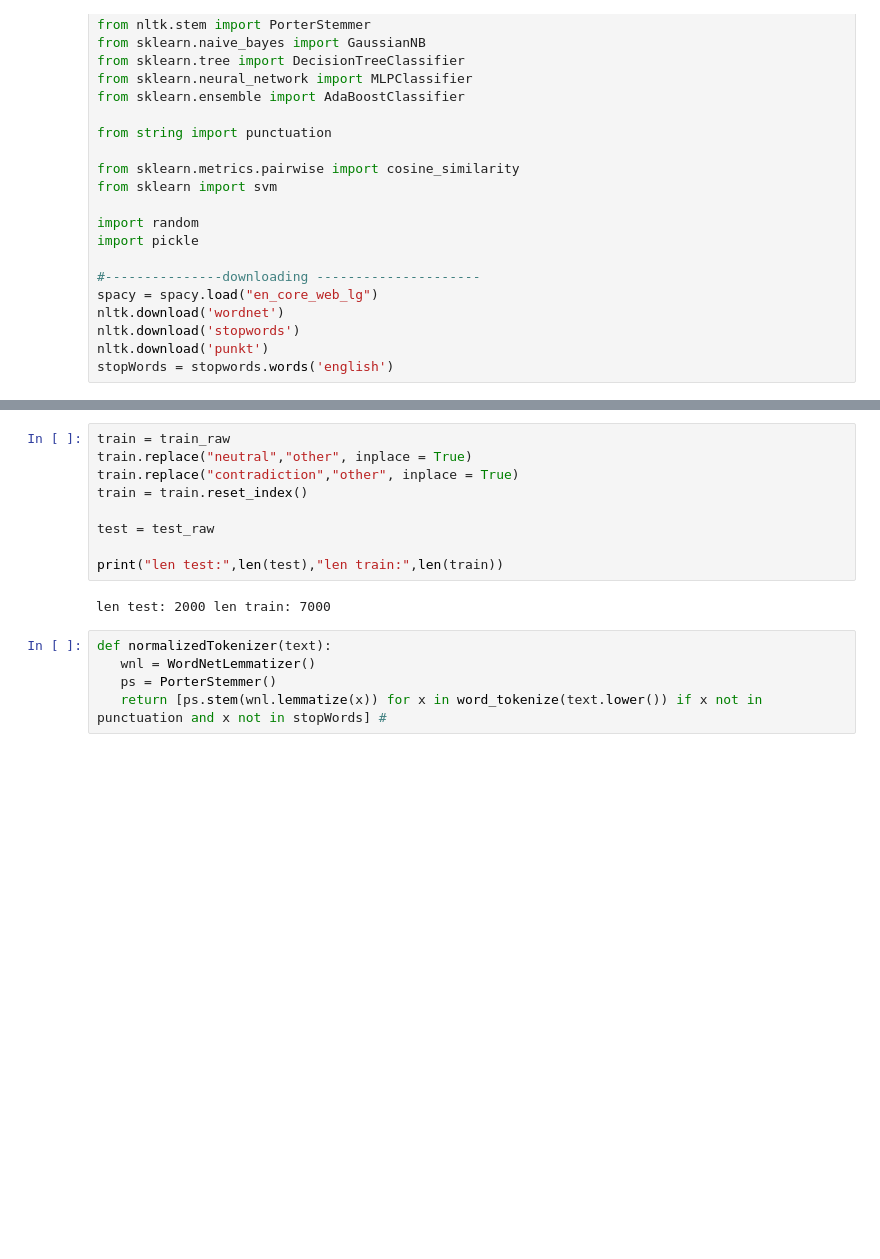
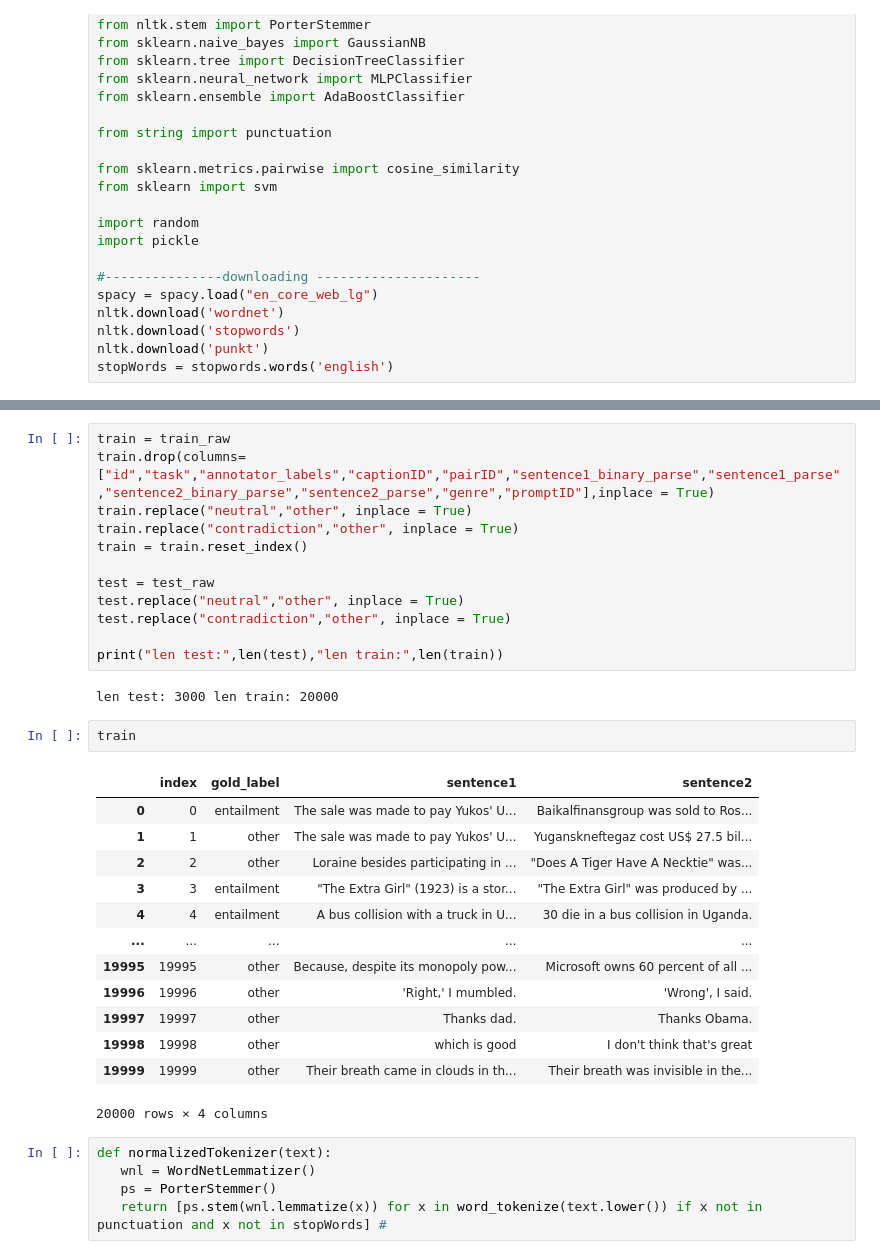
Before and after one commit to m-derakhshan/info_ret-project-22-21, a Jupyter notebook: Information_Retrieval_Project.ipynb, the cells around one changed output, grey strips where cells are left out. Saved outputs shown, nothing was run; the diff lists cells and outputs as text; blank space fills up the shorter version.

```diff
--- a/Information_Retrieval_Project.ipynb
+++ b/Information_Retrieval_Project.ipynb
@@ -81,15 +86,34 @@ test_raw_rte3.rename(columns = {"t":"sentence1","h":"sentence2","entailment":"go
 test_raw = test_raw_rte3.append(test_raw_sni,ignore_index = True)
 # %%
 train = train_raw
+train.drop(columns=["id","task","annotator_labels","captionID","pairID","sentence1_binary_parse","sentence1_parse","sentence2_binary_parse","sentence2_parse","genre","promptID"],inplace = True)
 train.replace("neutral","other", inplace = True)
 train.replace("contradiction","other", inplace = True)
 train = train.reset_index()
 
 test = test_raw
+test.replace("neutral","other", inplace = True)
+test.replace("contradiction","other", inplace = True)
 
 print("len test:",len(test),"len train:",len(train))
 # %% [output]
-len test: 2000 len train: 7000
+len test: 3000 len train: 20000
+# %%
+train
+# %% [output]
+|  | index | gold_label | sentence1 | sentence2 |
+| 0 | 0 | entailment | The sale was made to pay Yukos' U... | Baikalfinansgroup was sold to Ros... |
+| 1 | 1 | other | The sale was made to pay Yukos' U... | Yuganskneftegaz cost US$ 27.5 bil... |
+| 2 | 2 | other | Loraine besides participating in ... | "Does A Tiger Have A Necktie" was... |
+| 3 | 3 | entailment | "The Extra Girl" (1923) is a stor... | "The Extra Girl" was produced by ... |
+| 4 | 4 | entailment | A bus collision with a truck in U... | 30 die in a bus collision in Uganda. |
+| ... | ... | ... | ... | ... |
+| 19995 | 19995 | other | Because, despite its monopoly pow... | Microsoft owns 60 percent of all ... |
+| 19996 | 19996 | other | 'Right,' I mumbled. | 'Wrong', I said. |
+| 19997 | 19997 | other | Thanks dad. | Thanks Obama. |
+| 19998 | 19998 | other | which is good | I don't think that's great |
+| 19999 | 19999 | other | Their breath came in clouds in th... | Their breath was invisible in the... |
+20000 rows × 4 columns
 # %%
 def normalizedTokenizer(text):
    wnl = WordNetLemmatizer()
```
Also changed, not shown: parts of 28 cells of this notebook.
